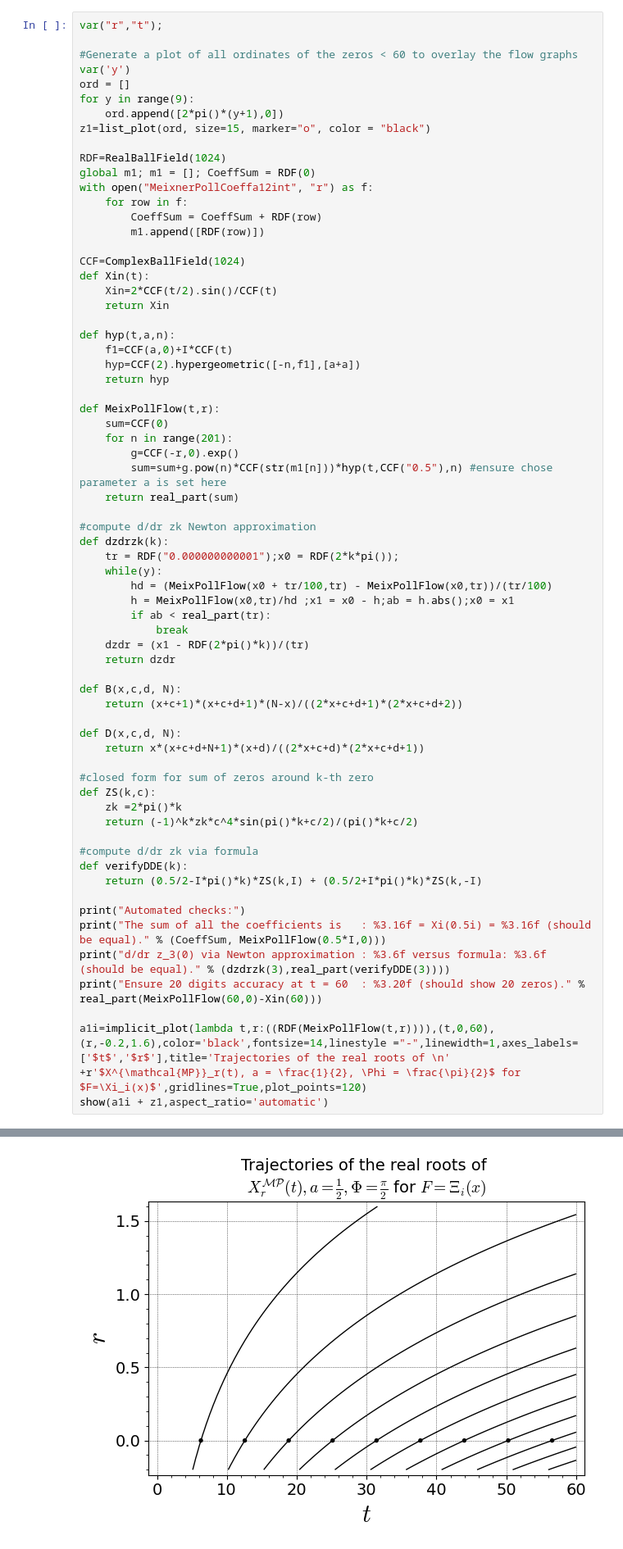
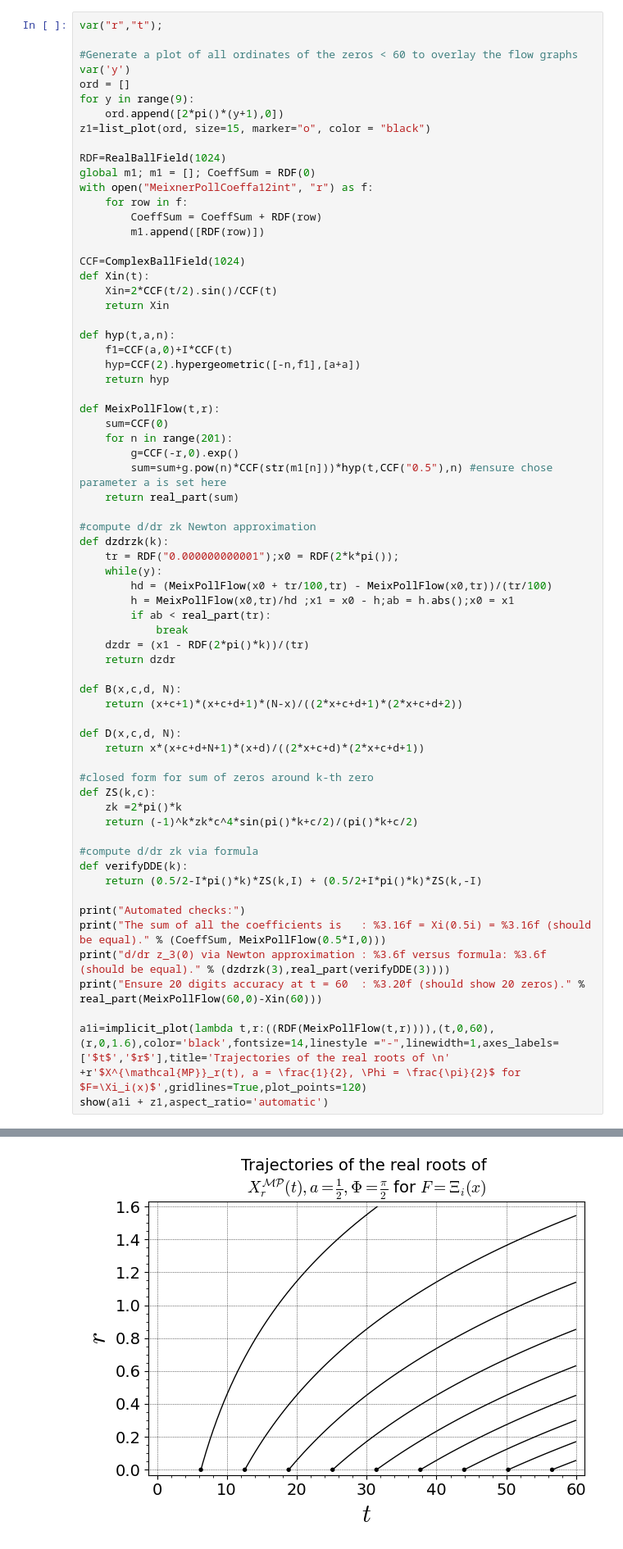
Before and after one commit to km-git-acc/riemann-poly-expansions, a Jupyter notebook: Code to visualise flows/Code for Meixner Pollaczek Poisson flow.ipynb, the cells around one changed output, grey strips where cells are left out. Shown at 82% size. Drawn from its saved outputs; the diff is of its cells as text.

Commit message:
Code used to perform checks and visualise flows

```diff
--- a/Code to visualise flows/Code for Meixner Pollaczek Poisson flow.ipynb
+++ b/Code to visualise flows/Code for Meixner Pollaczek Poisson flow.ipynb
@@ -162,32 +164,32 @@ def dzdrzk(k):
             break
     dzdr = (x1 - RDF(2*pi()*k))/(tr)
     return dzdr
 
 def B(x,c,d, N):
     return (x+c+1)*(x+c+d+1)*(N-x)/((2*x+c+d+1)*(2*x+c+d+2))
 
 def D(x,c,d, N):
     return x*(x+c+d+N+1)*(x+d)/((2*x+c+d)*(2*x+c+d+1))
 
 #closed form for sum of zeros around k-th zero
 def ZS(k,c):
     zk =2*pi()*k
     return (-1)^k*zk*c^4*sin(pi()*k+c/2)/(pi()*k+c/2)
 
 #compute d/dr zk via formula
 def verifyDDE(k):
     return (0.5/2-I*pi()*k)*ZS(k,I) + (0.5/2+I*pi()*k)*ZS(k,-I)
 
 print("Automated checks:")
 print("The sum of all the coefficients is   : %3.16f = Xi(0.5i) = %3.16f (should be equal)." % (CoeffSum, MeixPollFlow(0.5*I,0)))
 print("d/dr z_3(0) via Newton approximation : %3.6f versus formula: %3.6f (should be equal)." % (dzdrzk(3),real_part(verifyDDE(3))))
 print("Ensure 20 digits accuracy at t = 60  : %3.20f (should show 20 zeros)." % real_part(MeixPollFlow(60,0)-Xin(60)))
 
-a1i=implicit_plot(lambda t,r:((RDF(MeixPollFlow(t,r)))),(t,0,60),(r,-0.2,1.6),color='black',fontsize=14,linestyle ="-",linewidth=1,axes_labels=['$t$','$r$'],title='Trajectories of the real roots of \n' +r'$X^{\mathcal{MP}}_r(t), a = \frac{1}{2}, \Phi = \frac{\pi}{2}$ for $F=\Xi_i(x)$',gridlines=True,plot_points=120)
+a1i=implicit_plot(lambda t,r:((RDF(MeixPollFlow(t,r)))),(t,0,60),(r,0,1.6),color='black',fontsize=14,linestyle ="-",linewidth=1,axes_labels=['$t$','$r$'],title='Trajectories of the real roots of \n' +r'$X^{\mathcal{MP}}_r(t), a = \frac{1}{2}, \Phi = \frac{\pi}{2}$ for $F=\Xi_i(x)$',gridlines=True,plot_points=120)
 show(a1i + z1,aspect_ratio='automatic')
 # %% [output]
 Automated checks:
 The sum of all the coefficients is   : 1.0104492672326733 = Xi(0.5i) = 1.0104492672326733 (should be equal).
 d/dr z_3(0) via Newton approximation : 19.617263 versus formula: 19.617263 (should be equal).
 Ensure 20 digits accuracy at t = 60  : 0.00000000000000000000 (should show 20 zeros).
-[figure, old version]
+[figure, new version]
```
Also changed, not shown: parts of 11 cells of this notebook, 6 other files.
